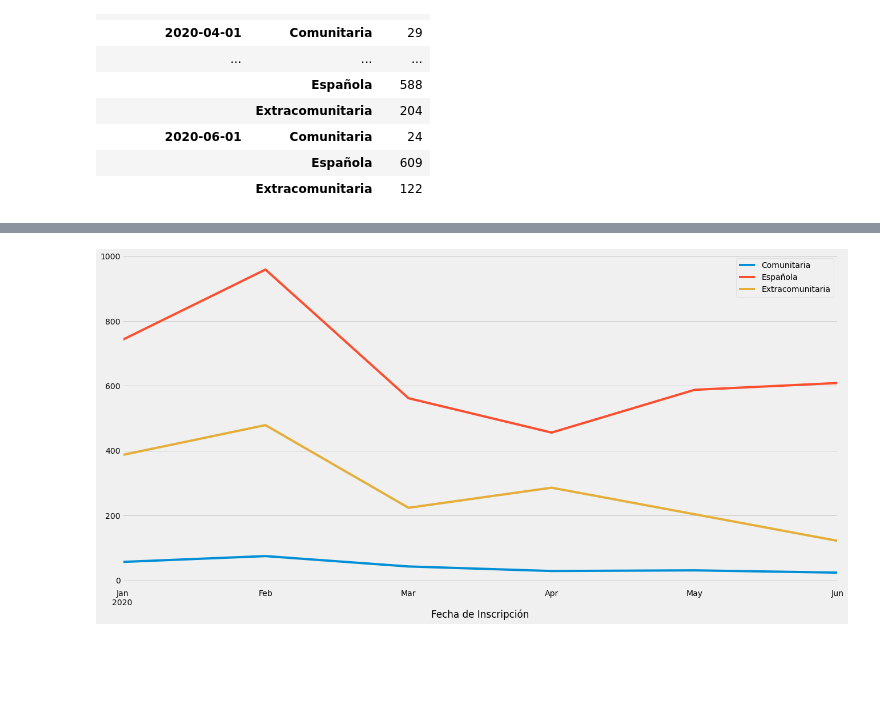
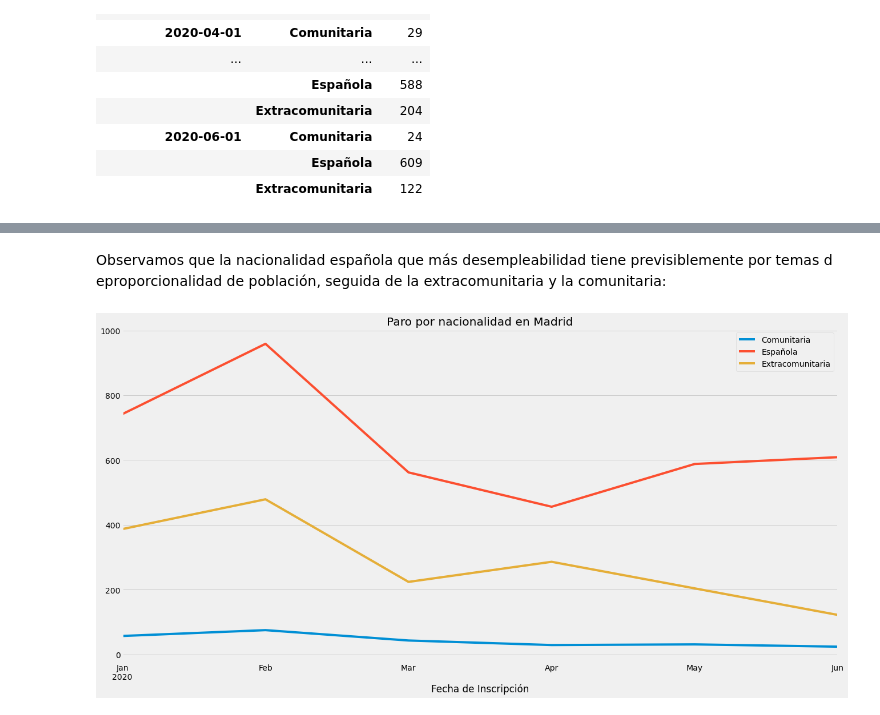
Before and after one commit to albalexia/materialbootcamp, a Jupyter notebook: PROYECTOS/Trabajo_Alba/src/main_.ipynb, the cells around one changed output, grey strips where cells are left out. Drawn from its saved outputs; the diff is of its cells as text; code cells hidden in the pictures; blank space fills up the shorter version.

```diff
--- a/PROYECTOS/Trabajo_Alba/src/main_.ipynb
+++ b/PROYECTOS/Trabajo_Alba/src/main_.ipynb
@@ -344,0 +296,5 @@ df_20.head(2)
+# %%
+index5= df_20_agrupado.index.map(lambda t: t.strftime('%Y-%m-%d'))
+plt.rcParams["figure.figsize"] = [20, 10]
+ax = sns.barplot(y= "Nº de inscripciones por mes", x = index5, data = df_20_agrupado,palette=(sns.cubehelix_palette("5")))
+ax.set_title('Paro mensual en Madrid')
@@ -401,7 +367,6 @@ fig, ax = plt.subplots()
 fig = plt.gcf()
 fig.set_size_inches(20,10)
 
-# key gives the group name (i.e. category), data gives the actual values
 for key, data in df_20_agrupado.reset_index().groupby('Género'):
-    data.plot(x='Fecha de Inscripción', y='suma', ax=ax, label=key)
+    data.plot(x='Fecha de Inscripción', y='suma', title="Paro por género en Madrid", ax=ax, label=key)
 # %% [output]
@@ -489,4 +434,7 @@ TramosEdad
 # %%
+
+plt.rcParams["figure.figsize"] = [30, 10]
 ax = sns.barplot(y= "Tramos de Edad", x = "index", data = TramosEdad, palette=("Blues_d"))
-fig.set_size_inches(30, 30)
+plt.xticks(rotation=45)
+ax.set_title('Paro por tramos de edad en Madrid')
 # %% [output]
@@ -586,13 +512,17 @@ Española
 14           2020-05-01  Extracomunitaria   204
 17           2020-06-01  Extracomunitaria   122
 ----
+# %% [markdown]
+Observamos que la nacionalidad española que más desempleabilidad tiene previsiblemente por temas d eproporcionalidad de población, seguida de la extracomunitaria y la comunitaria:
 # %%
 fig, ax = plt.subplots()
 fig = plt.gcf()
 fig.set_size_inches(20,10)
+title="Paro por género en Madrid"
 
-# key gives the group name (i.e. category), data gives the actual values
+
+
 for key, data in df_20_agrupado.reset_index().groupby('Nacionalidad'):
-    data.plot(x='Fecha de Inscripción', y='suma', ax=ax, label=key)
+    data.plot(x='Fecha de Inscripción', y='suma', ax=ax, label=key, title="Paro por nacionalidad en Madrid")
 # %% [output]
-[figure, old version]
+[figure, new version]
```
Also changed, not shown: parts of 58 cells of this notebook, 7 other files.
